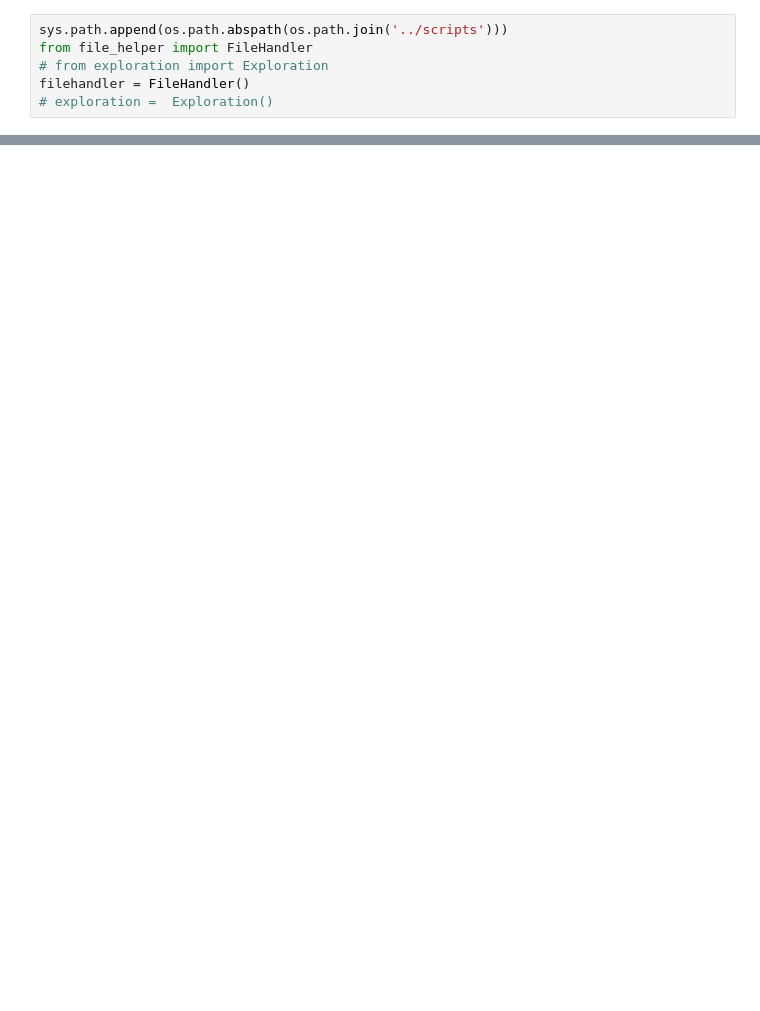
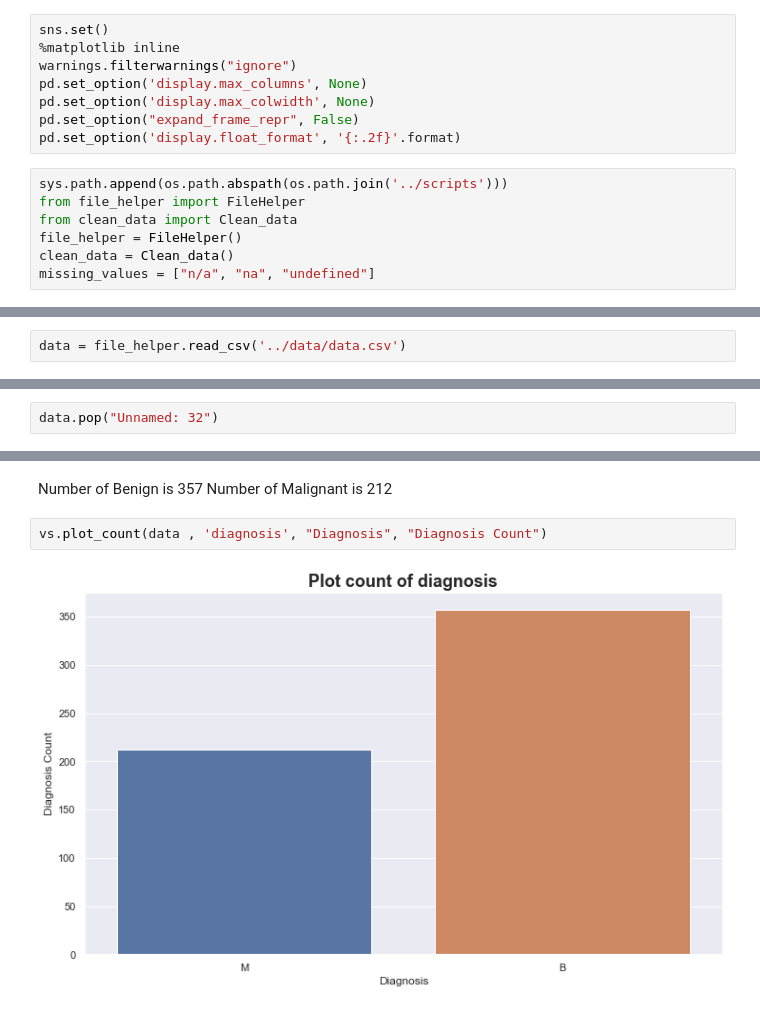
Before and after one commit to Samrawit02/Causality, a Jupyter notebook: notebook/EDA.ipynb, the cells around one changed output, grey strips where cells are left out. Saved outputs shown, nothing was run; the diff lists cells and outputs as text; blank space fills up the shorter version.

Commit message:
visualization

```diff
--- a/notebook/EDA.ipynb
+++ b/notebook/EDA.ipynb
@@ -7,9 +9,18 @@ import matplotlib.pyplot as plt
 import sys, os
 import warnings
 warnings.filterwarnings('ignore')
+# %%
+sns.set()
+%matplotlib inline
+warnings.filterwarnings("ignore")
+pd.set_option('display.max_columns', None)
+pd.set_option('display.max_colwidth', None)
+pd.set_option("expand_frame_repr", False)
+pd.set_option('display.float_format', '{:.2f}'.format)
 # %%
 sys.path.append(os.path.abspath(os.path.join('../scripts')))
-from file_helper import FileHandler
-# from exploration import Exploration
-filehandler = FileHandler()
-# exploration =  Exploration()
+from file_helper import FileHelper
+from clean_data import Clean_data
+file_helper = FileHelper()
+clean_data = Clean_data()
+missing_values = ["n/a", "na", "undefined"]
@@ -17,0 +27,2 @@ ModuleNotFoundError: No module named 'fil_handler'
+# %%
+data = file_helper.read_csv('../data/data.csv')
@@ -17,0 +87,2 @@ ModuleNotFoundError: No module named 'fil_handler'
+# %%
+data.pop("Unnamed: 32")
@@ -17,0 +192,7 @@ ModuleNotFoundError: No module named 'fil_handler'
+# %% [markdown]
+Number of Benign is 357
+Number of Malignant is 212
+# %%
+vs.plot_count(data , 'diagnosis', "Diagnosis", "Diagnosis Count")
+# %% [output]
+[figure, added]
```
Also changed, not shown: parts of 28 cells of this notebook, 1 other file.
